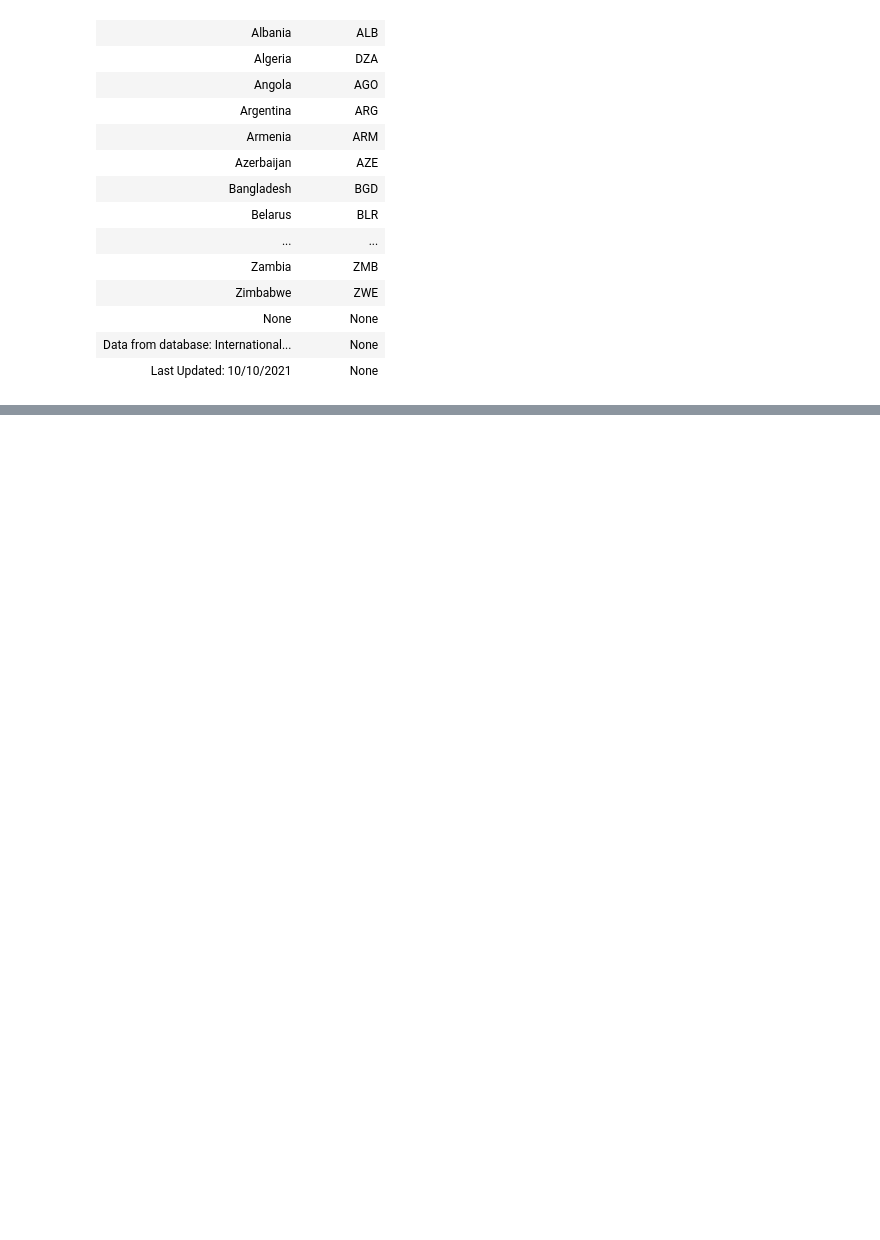
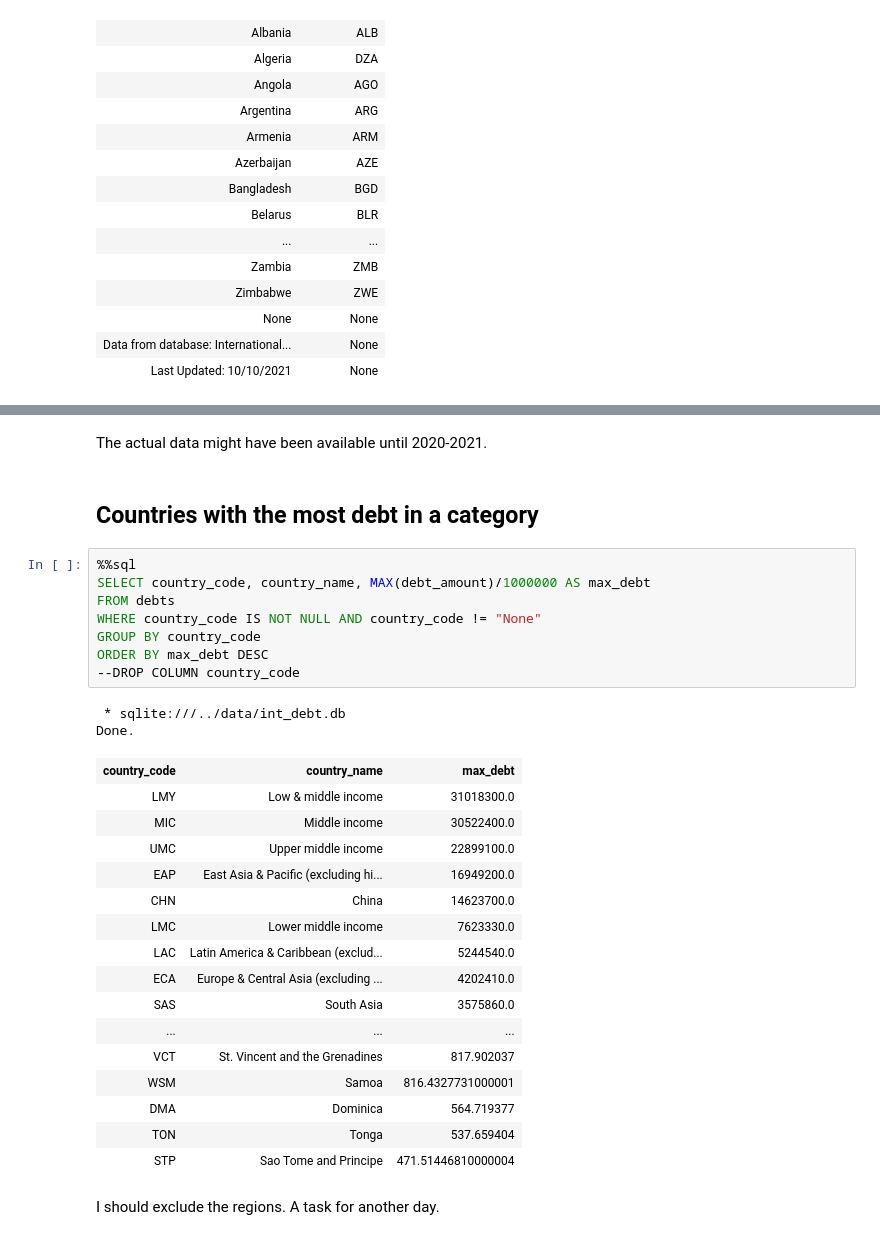
Before and after one commit to harrynnh/learnSQL, a Jupyter notebook: notebook/learn_sql.ipynb, the cells around one changed output, grey strips where cells are left out. Cells and saved outputs as stored; diff of their text form; blank space fills up the shorter version.

```diff
--- a/notebook/learn_sql.ipynb
+++ b/notebook/learn_sql.ipynb
@@ -149,0 +249,33 @@ Done.
+# %% [markdown]
+The actual data might have been available until 2020-2021.
+# %% [markdown]
+## Countries with the most debt in a category
+# %%
+%%sql
+SELECT country_code, country_name, MAX(debt_amount)/1000000 AS max_debt
+FROM debts
+WHERE country_code IS NOT NULL AND country_code != "None"
+GROUP BY country_code
+ORDER BY max_debt DESC
+--DROP COLUMN country_code
+# %% [output]
+ * sqlite:///../data/int_debt.db
+Done.
+| country_code | country_name | max_debt |
+| LMY | Low & middle income | 31018300.0 |
+| MIC | Middle income | 30522400.0 |
+| UMC | Upper middle income | 22899100.0 |
+| EAP | East Asia & Pacific (excluding hi... | 16949200.0 |
+| CHN | China | 14623700.0 |
+| LMC | Lower middle income | 7623330.0 |
+| LAC | Latin America & Caribbean (exclud... | 5244540.0 |
+| ECA | Europe & Central Asia (excluding ... | 4202410.0 |
+| SAS | South Asia | 3575860.0 |
+| ... | ... | ... |
+| VCT | St. Vincent and the Grenadines | 817.902037 |
+| WSM | Samoa | 816.4327731000001 |
+| DMA | Dominica | 564.719377 |
+| TON | Tonga | 537.659404 |
+| STP | Sao Tome and Principe | 471.51446810000004 |
+# %% [markdown]
+I should exclude the regions. A task for another day.
```
Also changed, not shown: parts of 17 cells of this notebook.
